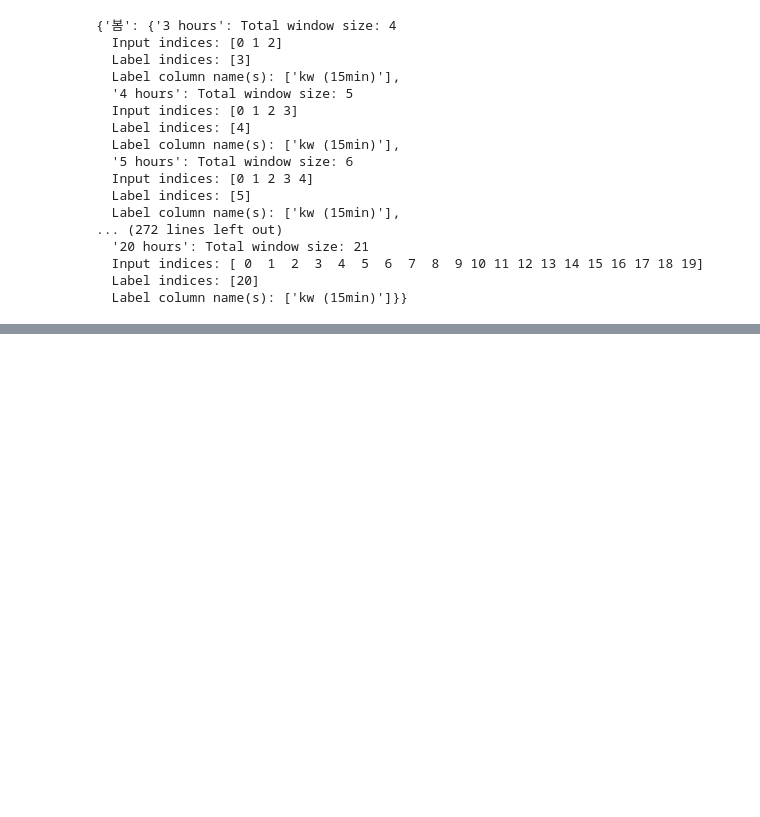
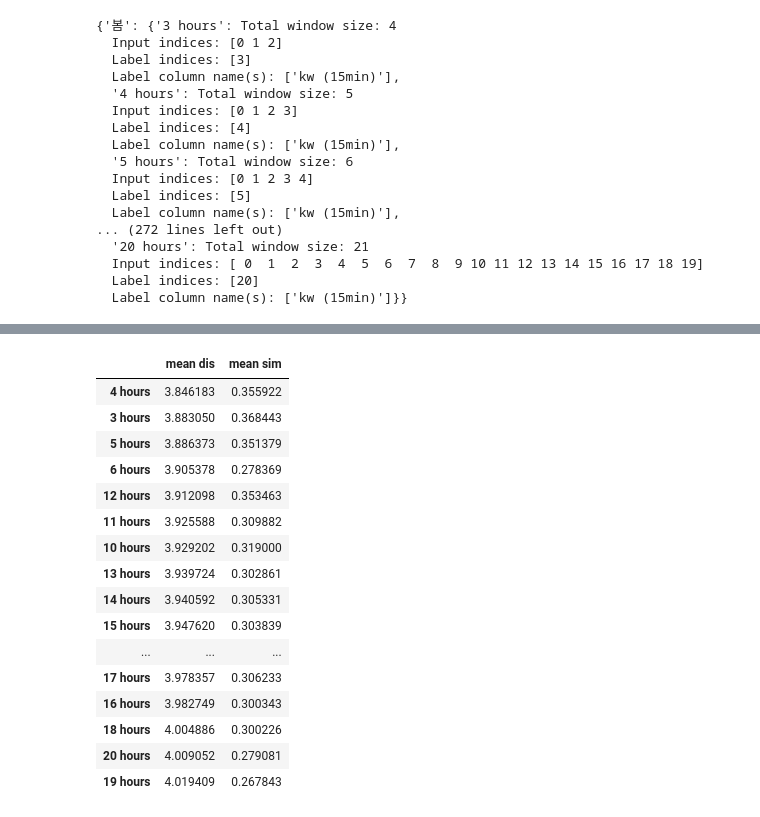
Before and after one commit to formegusto/study-timeseriesforecasting, a Jupyter notebook: Time Series Forecasting (Season Training).ipynb, the cells around one changed output, grey strips where cells are left out. Drawn from its saved outputs; the diff is of its cells as text; code cells hidden in the pictures; blank space fills up the shorter version.

```diff
--- a/Time Series Forecasting (Season Training).ipynb
+++ b/Time Series Forecasting (Season Training).ipynb
@@ -439,0 +581,20 @@ Epoch 8/40
+# %%
+evaluater.sort_values(['mean dis', 'mean sim'], ascending=[True, False])
+# %% [output]
+|  | mean dis | mean sim |
+| 4 hours | 3.846183 | 0.355922 |
+| 3 hours | 3.883050 | 0.368443 |
+| 5 hours | 3.886373 | 0.351379 |
+| 6 hours | 3.905378 | 0.278369 |
+| 12 hours | 3.912098 | 0.353463 |
+| 11 hours | 3.925588 | 0.309882 |
+| 10 hours | 3.929202 | 0.319000 |
+| 13 hours | 3.939724 | 0.302861 |
+| 14 hours | 3.940592 | 0.305331 |
+| 15 hours | 3.947620 | 0.303839 |
+| ... | ... | ... |
+| 17 hours | 3.978357 | 0.306233 |
+| 16 hours | 3.982749 | 0.300343 |
+| 18 hours | 4.004886 | 0.300226 |
+| 20 hours | 4.009052 | 0.279081 |
+| 19 hours | 4.019409 | 0.267843 |
```
Also changed, not shown: parts of 5 cells of this notebook.
